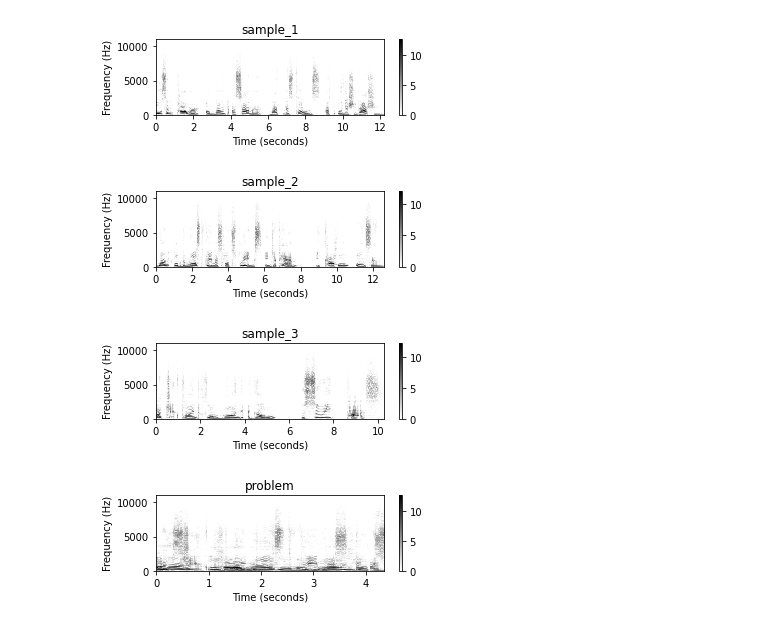
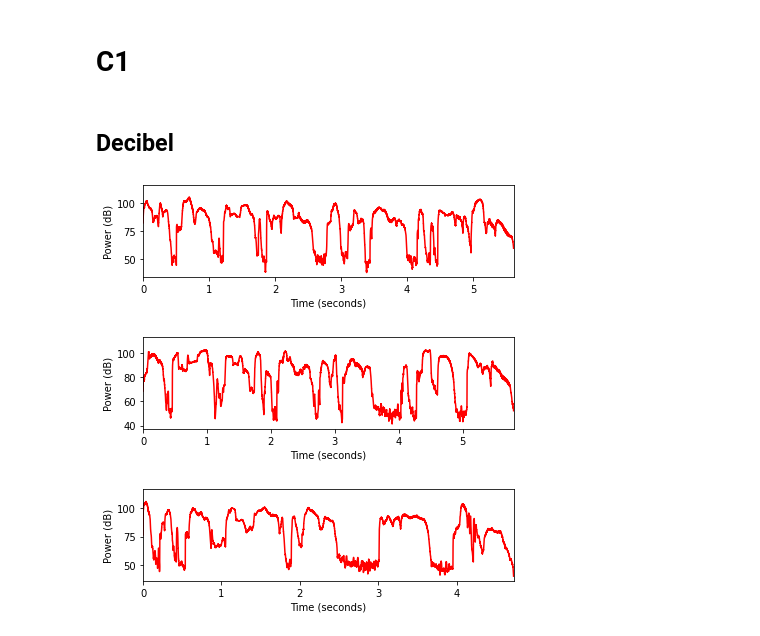
Before and after one commit to 2ThuyThuy/Algorithm-Machine-Learning, a Jupyter notebook: porocon/Code/approach Harmonic_Percussive Separation Using Median Filtering.ipynb, the cells around one changed output. Saved outputs shown, nothing was run; the diff lists cells and outputs as text; code cells hidden in the pictures.

```diff
--- a/porocon/Code/approach Harmonic_Percussive Separation Using Median Filtering.ipynb
+++ b/porocon/Code/approach Harmonic_Percussive Separation Using Median Filtering.ipynb
@@ -9,6 +9,9 @@ import soundfile as sf
 import libfmp.b
 import wave
 from scipy.io import wavfile
+# %%
+sr = 48000
+win_len_sec=0.01
 # %%
 INPUT_DIR = "../JKspeech"
 PROBLEM_DIR = "../sample_Q_202205/sample_Q_E01/problem1.wav"
@@ -43,17 +29,44 @@ ipd.Audio(PROBLEM_DIR)
 [interactive output not drawn]
 [interactive output not drawn]
 # %%
-sample_1,sr1 = librosa.load(normal_file_1, sr=None)
-sample_2,sr2 = librosa.load(normal_file_2, sr=None)
-sample_3,sr3 = librosa.load(normal_file_3, sr=None)
+sample_1,sr_1 = librosa.load(normal_file_1, sr=None)
+sample_2,sr_2 = librosa.load(normal_file_2, sr=None)
+sample_3,sr_3 = librosa.load(normal_file_3, sr=None)
 sample, sr = librosa.load(PROBLEM_DIR, sr=None)
-# %%
-Y = compute_plot_spectrogram(sample_1, title = 'sample_1', log=1)
-Y = compute_plot_spectrogram(sample_2, title = 'sample_2', log=1)
-Y = compute_plot_spectrogram(sample_3, title = 'sample_3', log=1)
-Y = compute_plot_spectrogram(sample, title = 'problem', log=1)
-# %% [output]
-[figure, removed]
-[figure, removed]
-[figure, removed]
-[figure, removed]
+# %% [markdown]
+# C1
+# %% [markdown]
+## Decibel
+# %%
+def compute_power_db(x, Fs, win_len_sec=0.1, power_ref=10**(-12)):
+    """Computation of the signal power in dB
+
+    Notebook: C1/C1S3_Dynamics.ipynb
+
+    Args:
+        x (np.ndarray): Signal (waveform) to be analyzed
+        Fs (scalar): Sampling rate
+        win_len_sec (float): Length (seconds) of the window (Default value = 0.1)
+        power_ref (float): Reference power level (0 dB) (Default value = 10**(-12))
+
+    Returns:
+        power_db (np.ndarray): Signal power in dB
+    """
+    win_len = round(win_len_sec * Fs)
+    win = np.ones(win_len) / win_len
+    power_db = 10 * np.log10(np.convolve(x**2, win, mode='same') / power_ref)
+    return power_db
+# %%
+win_len_sec = 0.01
+power_db_1 = compute_power_db(sample_1, win_len_sec=win_len_sec, Fs=sr_1)
+power_db_2 = compute_power_db(sample_2, win_len_sec=win_len_sec, Fs=sr_2)
+power_db_3 = compute_power_db(sample_3, win_len_sec=win_len_sec, Fs=sr_3)
+
+libfmp.b.plot_signal(power_db_1, Fs=sr, ylabel='Power (dB)', color='red')
+libfmp.b.plot_signal(power_db_2, Fs=sr, ylabel='Power (dB)', color='red')
+libfmp.b.plot_signal(power_db_3, Fs=sr, ylabel='Power (dB)', color='red')
+plt.show()
+# %% [output]
+[figure, added]
+[figure, added]
+[figure, added]
```
Also changed, not shown: parts of 9 cells of this notebook, 2 other files.
